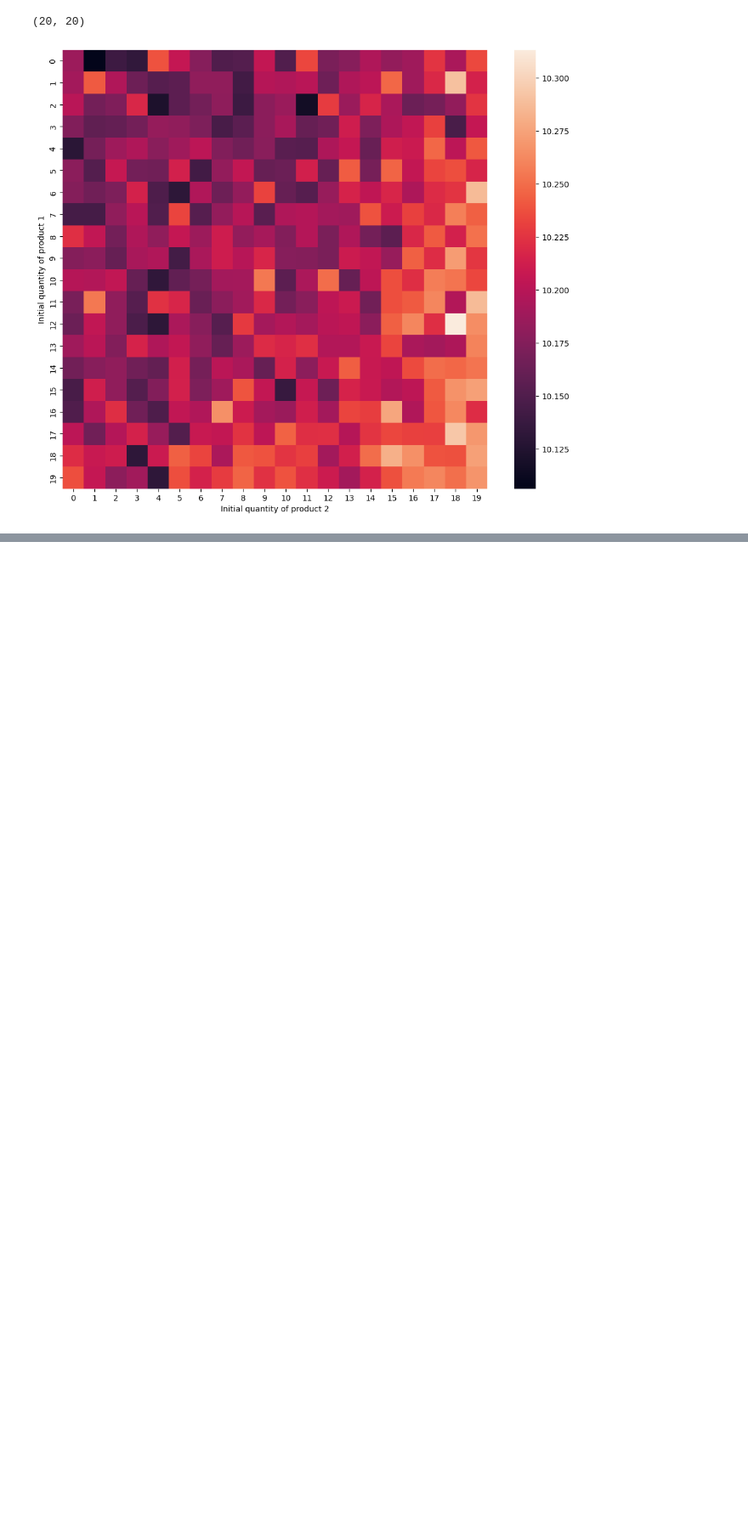
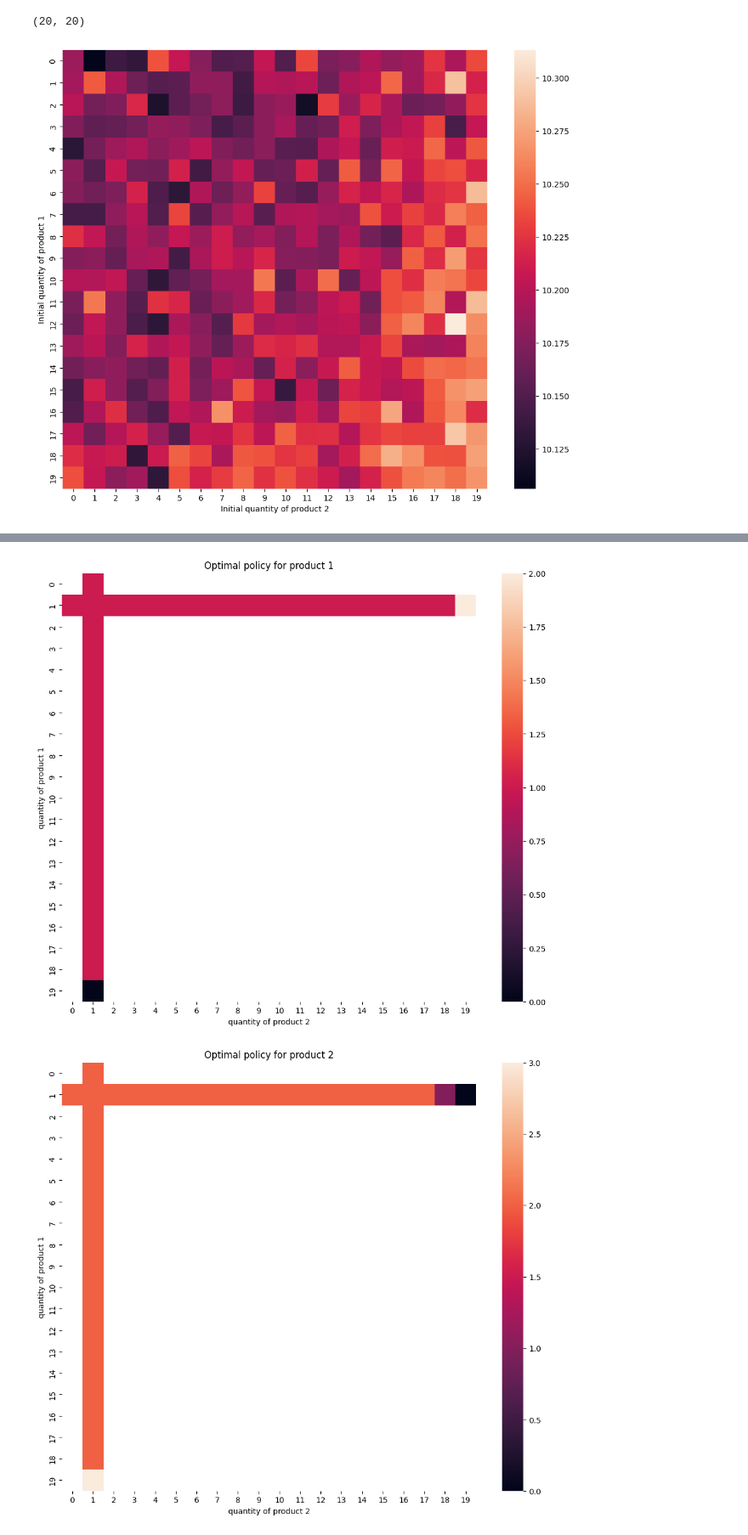
Before and after one commit to michelexyz/RL-assignments, a Jupyter notebook: Assignment2/main.ipynb, the cells around one changed output, grey strips where cells are left out. Shown at 85% size. Cells and saved outputs as stored; diff of their text form; code cells hidden in the pictures; blank space fills up the shorter version.

```diff
--- a/Assignment2/main.ipynb
+++ b/Assignment2/main.ipynb
@@ -91,0 +126,29 @@ plt.show()
+# %%
+# plot the policy2d matrix
+
+plt.figure(figsize=(12,10))
+
+sns.heatmap(policy2d[:,:,0])
+
+plt.xlabel("quantity of product 2")
+
+plt.ylabel("quantity of product 1")
+
+plt.title("Optimal policy for product 1")
+
+plt.show()
+
+plt.figure(figsize=(12,10))
+
+sns.heatmap(policy2d[:,:,1])
+
+plt.xlabel("quantity of product 2")
+
+plt.ylabel("quantity of product 1")
+
+plt.title("Optimal policy for product 2")
+
+plt.show()
+# %% [output]
+[figure, added]
+[figure, added]
```
Also changed, not shown: parts of 5 cells of this notebook, 1 other file.
